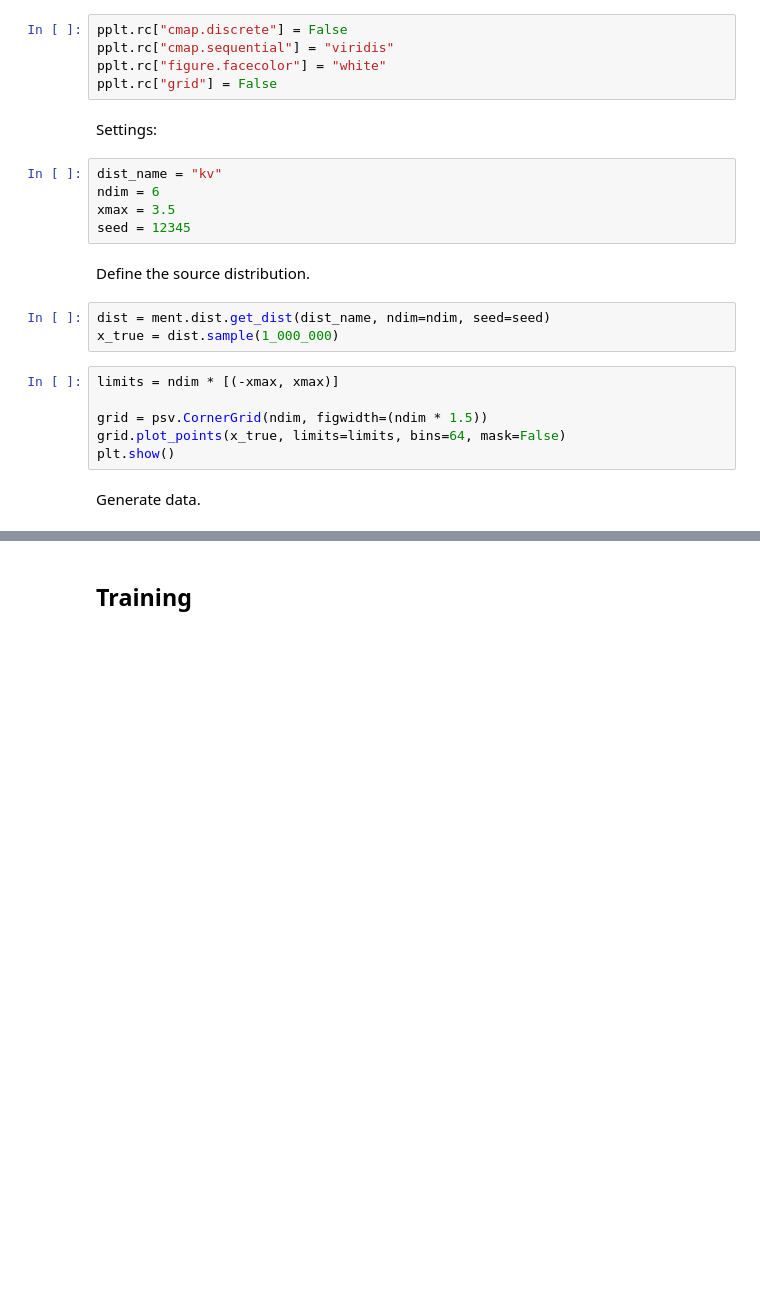
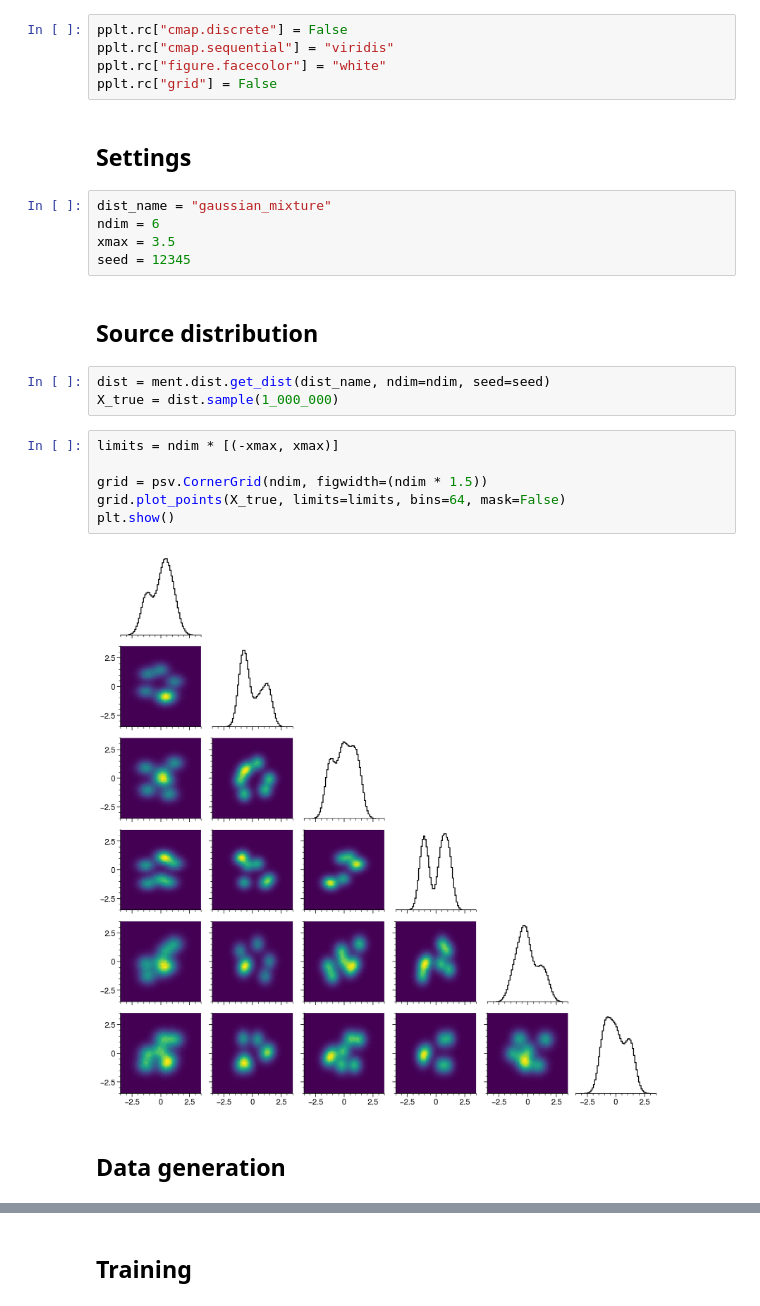
Before and after one commit to austin-hoover/ment, a Jupyter notebook: experiments/rec_nd_1d_marg_sample.ipynb, the cells around one changed output, grey strips where cells are left out. Drawn from its saved outputs; the diff is of its cells as text; blank space fills up the shorter version.

```diff
--- a/experiments/rec_nd_1d_marg_sample.ipynb
+++ b/experiments/rec_nd_1d_marg_sample.ipynb
@@ -21,23 +21,25 @@ pplt.rc["cmap.sequential"] = "viridis"
 pplt.rc["figure.facecolor"] = "white"
 pplt.rc["grid"] = False
 # %% [markdown]
-Settings:
+## Settings
 # %%
-dist_name = "kv"
+dist_name = "gaussian_mixture"
 ndim = 6
 xmax = 3.5
 seed = 12345
 # %% [markdown]
-Define the source distribution.
+## Source distribution
 # %%
 dist = ment.dist.get_dist(dist_name, ndim=ndim, seed=seed)
-x_true = dist.sample(1_000_000)
+X_true = dist.sample(1_000_000)
 # %%
 limits = ndim * [(-xmax, xmax)]
 
 grid = psv.CornerGrid(ndim, figwidth=(ndim * 1.5))
-grid.plot_points(x_true, limits=limits, bins=64, mask=False)
+grid.plot_points(X_true, limits=limits, bins=64, mask=False)
 plt.show()
+# %% [output]
+[figure, added]
 # %% [markdown]
-Generate data.
+## Data generation
 # %%
```
Also changed, not shown: parts of 10 cells of this notebook, 20 other files.
